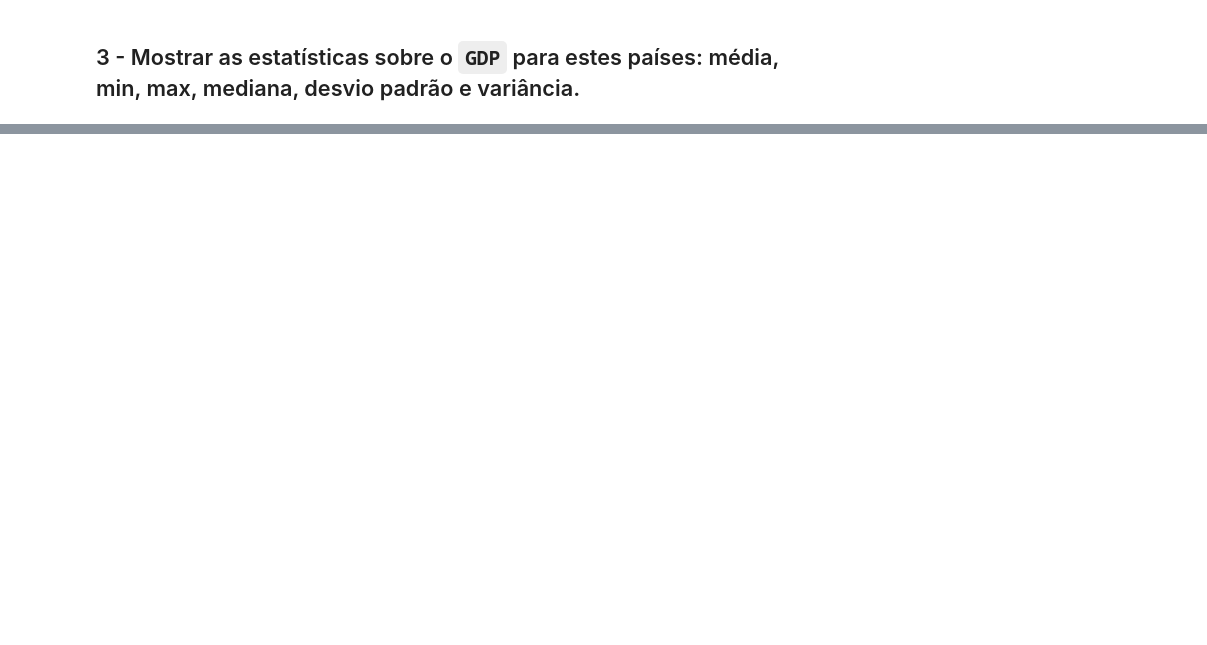
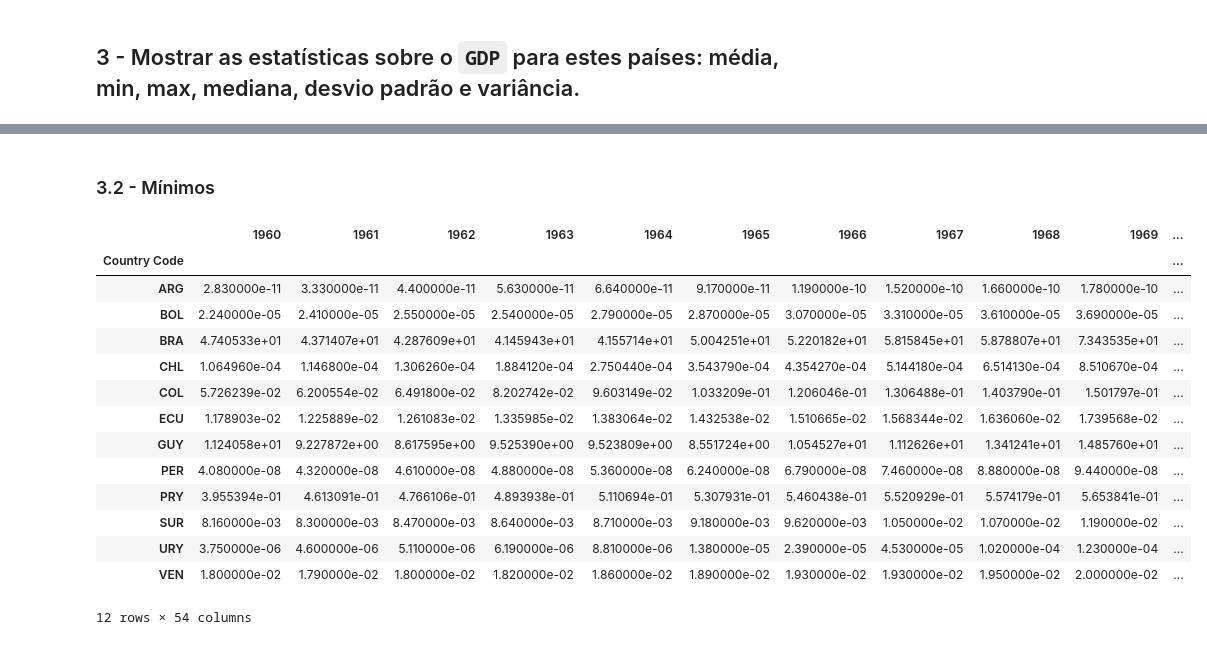
Before and after one commit to sganzerla/DPS852-Data-Science, a Jupyter notebook: T2-pre/EXERCICIO/exercicio.ipynb, the cells around one changed output, grey strips where cells are left out. Cells and saved outputs as stored; diff of their text form; code cells hidden in the pictures; blank space fills up the shorter version.

```diff
--- a/T2-pre/EXERCICIO/exercicio.ipynb
+++ b/T2-pre/EXERCICIO/exercicio.ipynb
@@ -97,0 +125,30 @@ import pandas as pd
+# %% [markdown]
+### 3.2 - Mínimos
+# %%
+import pandas as pd
+
+caminho = './'
+nome_arquivo = 'paises_america_latina.csv'
+
+paises_america_latina = pd.read_csv(caminho + nome_arquivo, sep = ';', decimal = ',')
+
+paises_america_latina.dropna(inplace = True)
+dados = paises_america_latina.groupby(['Country Code']).min()
+
+display(dados)
+# %% [output]
+|  | 1960 | 1961 | 1962 | 1963 | 1964 | 1965 | 1966 | 1967 | 1968 | 1969 | ... |
+| Country Code |  |  |  |  |  |  |  |  |  |  | ... |
+| ARG | 2.830000e-11 | 3.330000e-11 | 4.400000e-11 | 5.630000e-11 | 6.640000e-11 | 9.170000e-11 | 1.190000e-10 | 1.520000e-10 | 1.660000e-10 | 1.780000e-10 | ... |
+| BOL | 2.240000e-05 | 2.410000e-05 | 2.550000e-05 | 2.540000e-05 | 2.790000e-05 | 2.870000e-05 | 3.070000e-05 | 3.310000e-05 | 3.610000e-05 | 3.690000e-05 | ... |
+| BRA | 4.740533e+01 | 4.371407e+01 | 4.287609e+01 | 4.145943e+01 | 4.155714e+01 | 5.004251e+01 | 5.220182e+01 | 5.815845e+01 | 5.878807e+01 | 7.343535e+01 | ... |
+| CHL | 1.064960e-04 | 1.146800e-04 | 1.306260e-04 | 1.884120e-04 | 2.750440e-04 | 3.543790e-04 | 4.354270e-04 | 5.144180e-04 | 6.514130e-04 | 8.510670e-04 | ... |
+| COL | 5.726239e-02 | 6.200554e-02 | 6.491800e-02 | 8.202742e-02 | 9.603149e-02 | 1.033209e-01 | 1.206046e-01 | 1.306488e-01 | 1.403790e-01 | 1.501797e-01 | ... |
+| ECU | 1.178903e-02 | 1.225889e-02 | 1.261083e-02 | 1.335985e-02 | 1.383064e-02 | 1.432538e-02 | 1.510665e-02 | 1.568344e-02 | 1.636060e-02 | 1.739568e-02 | ... |
+| GUY | 1.124058e+01 | 9.227872e+00 | 8.617595e+00 | 9.525390e+00 | 9.523809e+00 | 8.551724e+00 | 1.054527e+01 | 1.112626e+01 | 1.341241e+01 | 1.485760e+01 | ... |
+| PER | 4.080000e-08 | 4.320000e-08 | 4.610000e-08 | 4.880000e-08 | 5.360000e-08 | 6.240000e-08 | 6.790000e-08 | 7.460000e-08 | 8.880000e-08 | 9.440000e-08 | ... |
+| PRY | 3.955394e-01 | 4.613091e-01 | 4.766106e-01 | 4.893938e-01 | 5.110694e-01 | 5.307931e-01 | 5.460438e-01 | 5.520929e-01 | 5.574179e-01 | 5.653841e-01 | ... |
+| SUR | 8.160000e-03 | 8.300000e-03 | 8.470000e-03 | 8.640000e-03 | 8.710000e-03 | 9.180000e-03 | 9.620000e-03 | 1.050000e-02 | 1.070000e-02 | 1.190000e-02 | ... |
+| URY | 3.750000e-06 | 4.600000e-06 | 5.110000e-06 | 6.190000e-06 | 8.810000e-06 | 1.380000e-05 | 2.390000e-05 | 4.530000e-05 | 1.020000e-04 | 1.230000e-04 | ... |
+| VEN | 1.800000e-02 | 1.790000e-02 | 1.800000e-02 | 1.820000e-02 | 1.860000e-02 | 1.890000e-02 | 1.930000e-02 | 1.930000e-02 | 1.950000e-02 | 2.000000e-02 | ... |
+12 rows × 54 columns
```
Also changed, not shown: parts of 12 cells of this notebook.
